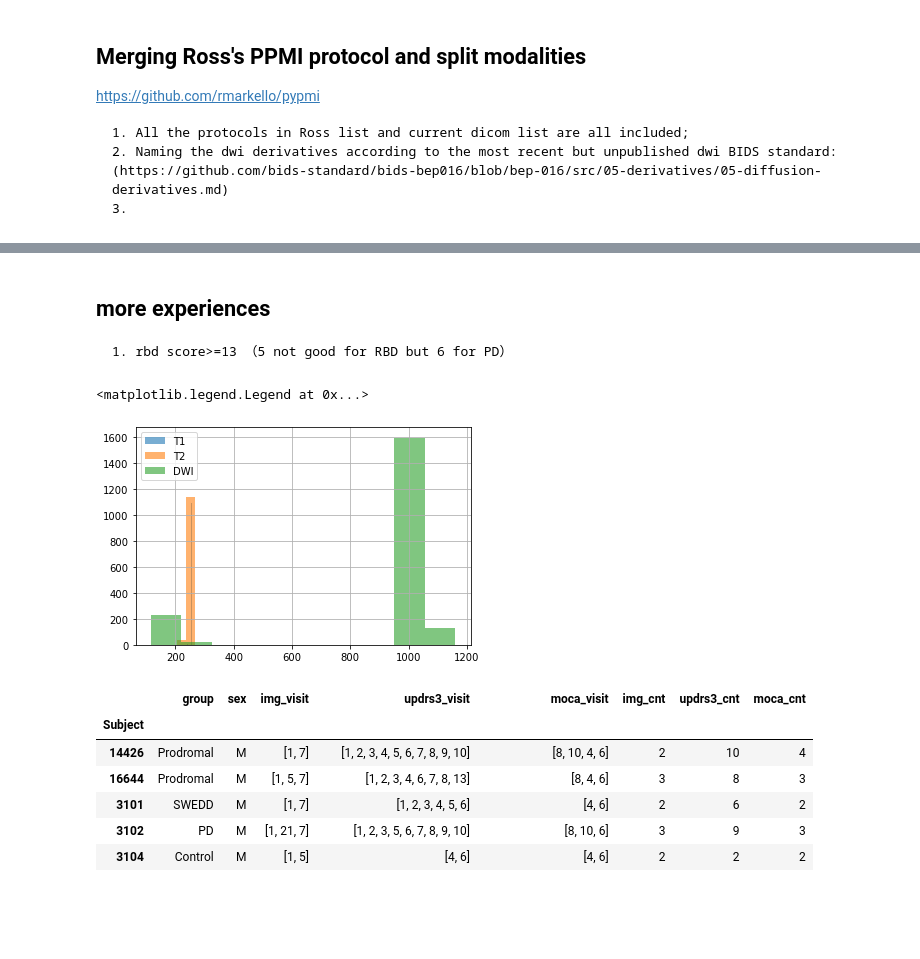
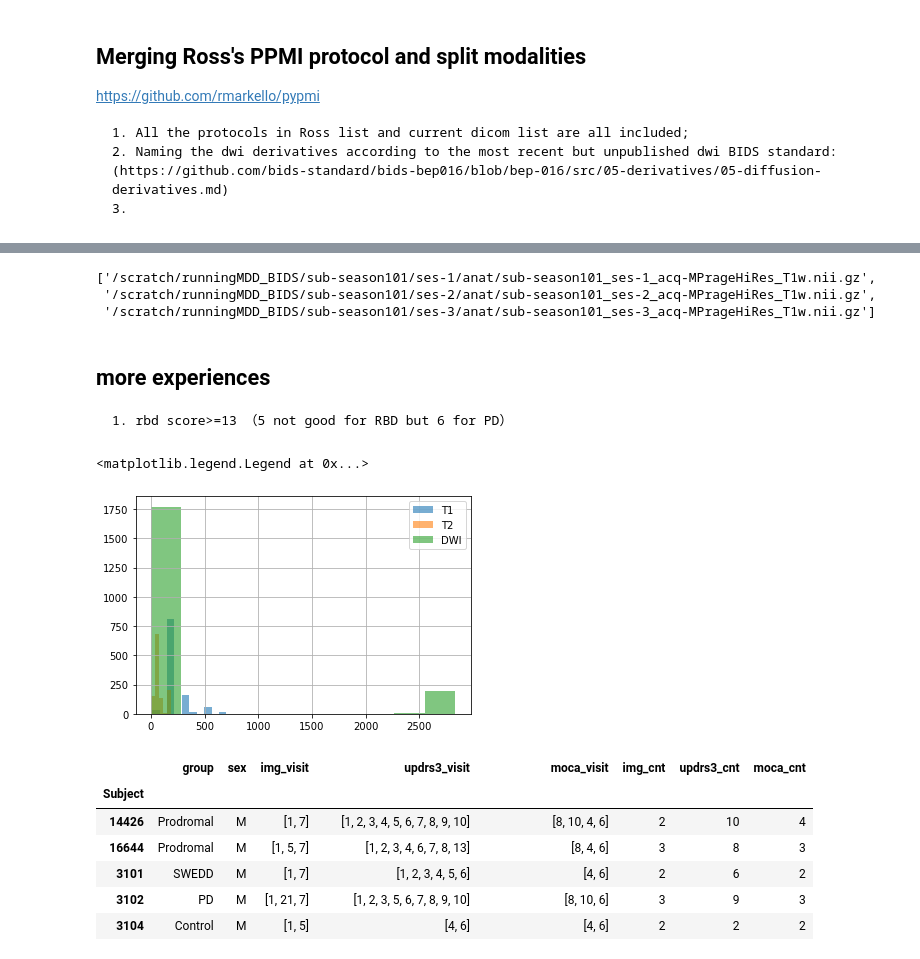
Before and after one commit to nipoppy/nipoppy, a Jupyter notebook: notebooks/subject_profiling_filtering.ipynb, the cells around one changed output, grey strips where cells are left out. Cells and saved outputs as stored; diff of their text form; code cells hidden in the pictures; blank space fills up the shorter version.

```diff
--- a/notebooks/subject_profiling_filtering.ipynb
+++ b/notebooks/subject_profiling_filtering.ipynb
@@ -579,23 +171,30 @@ print('\n'+str(len(current_protocol-vincent_protocol))+' protocols in dicom prot
+# %%
+all_files=test.get()
+test.get(subject='season101', extension='nii.gz', suffix='T1w', return_type='filename')
+# %% [output]
+['/scratch/runningMDD_BIDS/sub-season101/ses-1/anat/sub-season101_ses-1_acq-MPrageHiRes_T1w.nii.gz',
+ '/scratch/runningMDD_BIDS/sub-season101/ses-2/anat/sub-season101_ses-2_acq-MPrageHiRes_T1w.nii.gz',
+ '/scratch/runningMDD_BIDS/sub-season101/ses-3/anat/sub-season101_ses-3_acq-MPrageHiRes_T1w.nii.gz']
 # %% [markdown]
 ## more experiences
     1. rbd score>=13 （5 not good for RBD but 6 for PD）
 # %%
 # need some updates...
 # the experiments on dicom header information includes find the exact field to filder the correct images, and check the dimentions of corresponding images.
 # filter T1 with T1 or MPRAGE in series_description
 from matplotlib import pyplot as plt
 select_image = ['patient_id',  'dim1', 'dim2', 'dim3', 'dim4', 'TR', 'TE', 'series_description', 'dcm_dir_name'];
 tmp_dcm_df = ppmi_dicom_data[select_image].dropna()
-tmp_dcm_df[tmp_dcm_df['series_description'].str.contains('T1|MPRAGE', regex=True)].dim1.hist(alpha=0.6, label='T1')
+tmp_dcm_df[tmp_dcm_df['series_description'].str.contains('T1|MPRAGE', regex=True)].dim3.hist(alpha=0.6, label='T1')
 # filter T2 with T2 in series_description
-tmp_dcm_df[tmp_dcm_df['series_description'].str.contains('T2')].dim1.hist(bins=10, alpha=0.6, label='T2')
+tmp_dcm_df[tmp_dcm_df['series_description'].str.contains('T2')].dim3.hist(bins=10, alpha=0.6, label='T2')
 # filter DTI with T1 in series_description
-tmp_dcm_df[tmp_dcm_df['series_description'].str.contains('DTI')].dim1.hist(bins=10, alpha=0.6, label='DWI')
+tmp_dcm_df[tmp_dcm_df['series_description'].str.contains('DTI')].dim3.hist(bins=10, alpha=0.6, label='DWI')
 #plt.xlim([100,500])
 plt.legend()
 # %% [output]
 <matplotlib.legend.Legend at 0x...>
-[figure, old version]
+[figure, new version]
 # %%
 # reorganize PPMI Imaging data for easier query
 tmp=ppmi_img_dl_data.groupby('Subject').agg(lambda x: list(x))
```
Also changed, not shown: parts of 5 cells of this notebook, 1 other file.
